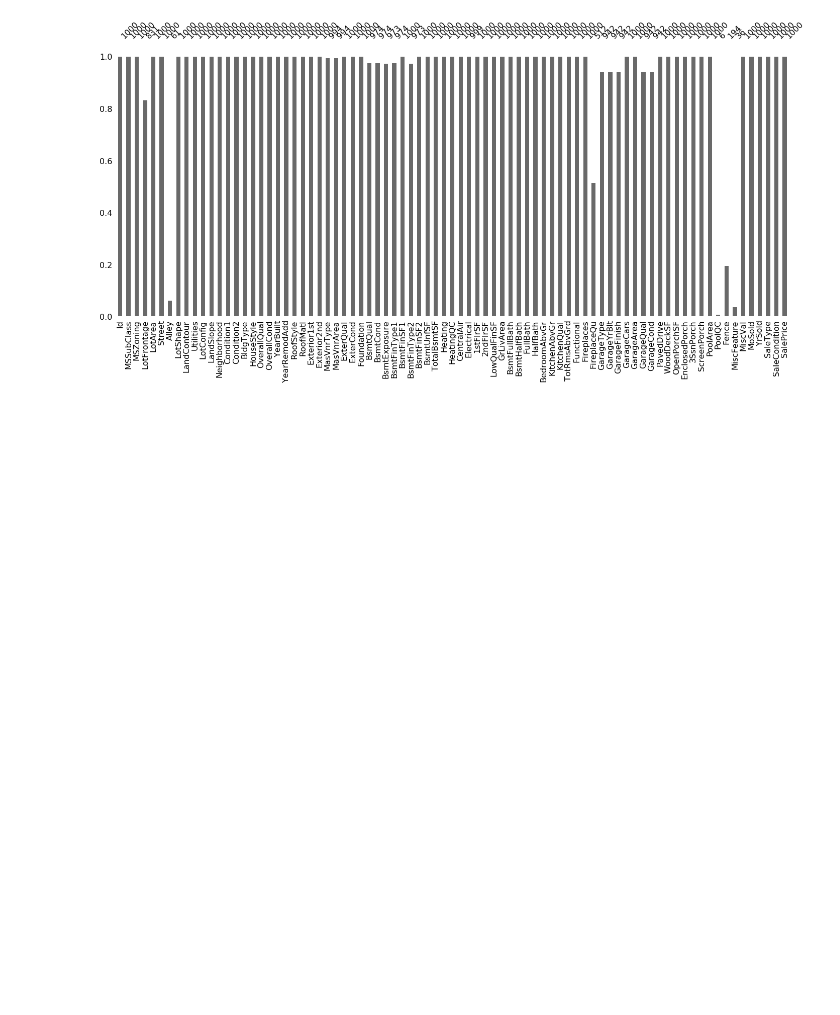
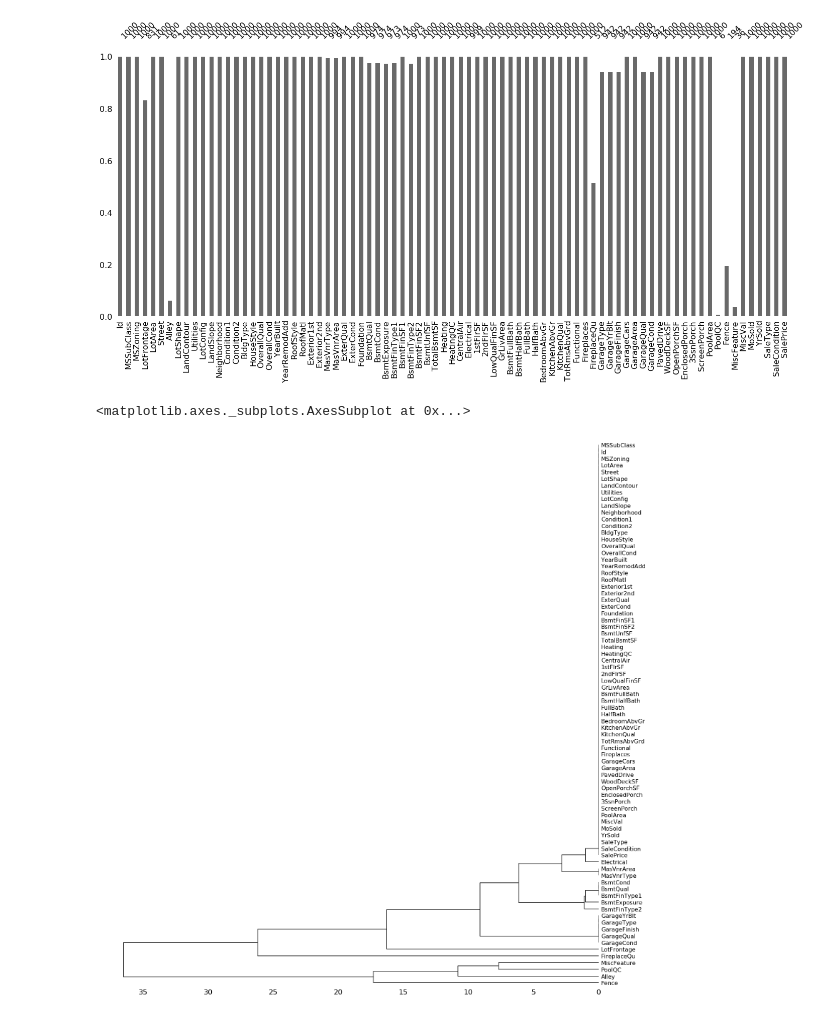
Before and after one commit to Rishabhagrawal52/Housing-Prices-Prediction, a Jupyter notebook: house_prices.ipynb, the cells around one changed output. Saved outputs shown, nothing was run; the diff lists cells and outputs as text; code cells hidden in the pictures; blank space fills up the shorter version.

```diff
--- a/house_prices.ipynb
+++ b/house_prices.ipynb
@@ -129,3 +129,8 @@ msno.bar(train.sample(1000))
 # %% [output]
 <matplotlib.axes._subplots.AxesSubplot at 0x...>
 [figure]
+# %%
+msno.dendrogram(train)
+# %% [output]
+<matplotlib.axes._subplots.AxesSubplot at 0x...>
+[figure, added]
```
Also changed, not shown: parts of 6 cells of this notebook.
